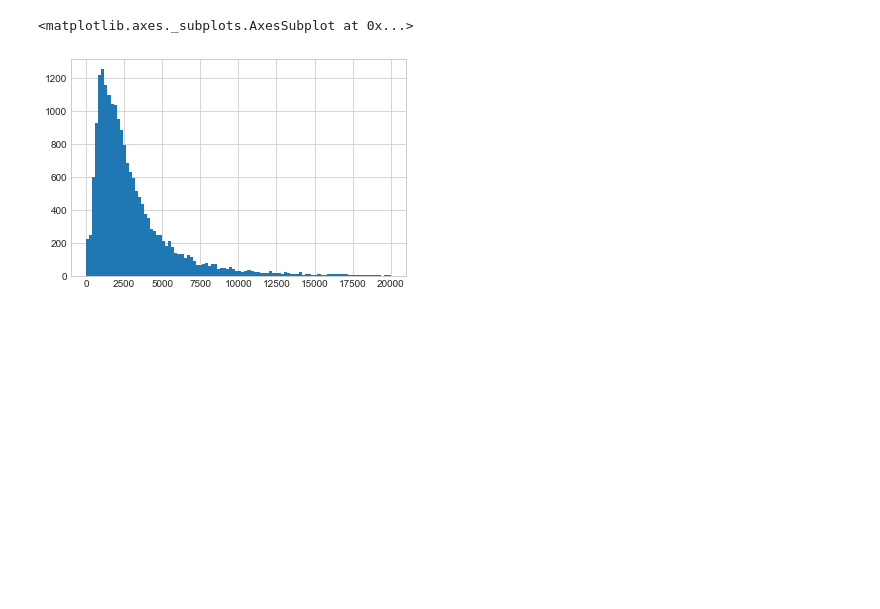
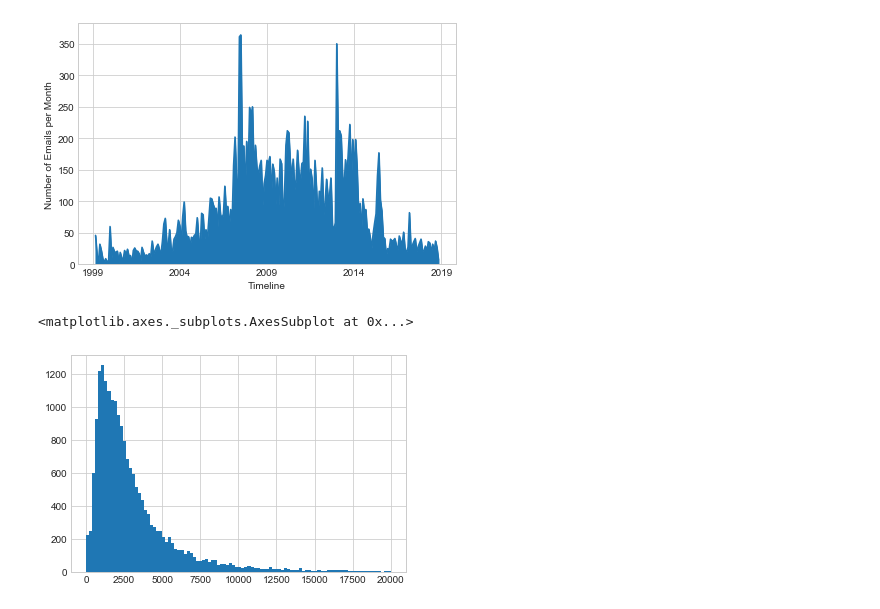
Before and after one commit to buds-lab/twenty-years-of-bldgsim-textmining, a Jupyter notebook: 06_Visualize Frequent Words.ipynb, the cells around one changed output. Saved outputs shown, nothing was run; the diff lists cells and outputs as text; code cells hidden in the pictures; blank space fills up the shorter version.

Commit message:
Created visualizations

```diff
--- a/06_Visualize Frequent Words.ipynb
+++ b/06_Visualize Frequent Words.ipynb
@@ -7,6 +7,14 @@ total_emails = pd.read_pickle("/Users/nus/twenty-years-of-bldgsim-textmining/tot
 word_freq = pd.read_csv("/Users/nus/twenty-years-of-bldgsim-textmining/word_frequency_tagged_10_10.csv")
 # %%
 total_emails.Body = total_emails.Body.astype("U")
+# %%
+fig = plt.figure()
+ax = total_emails.Body.resample("M").count().plot.area()
+ax.set(ylabel="Number of Emails per Month", xlabel="Timeline")
+plt.tight_layout()
+plt.savefig("email_volume.pdf")
+# %% [output]
+[figure, added]
 # %%
 email_length = total_emails.Body.apply(lambda x: len(x))
 # %%
```
Also changed, not shown: parts of 3 cells of this notebook, 20 other files.
